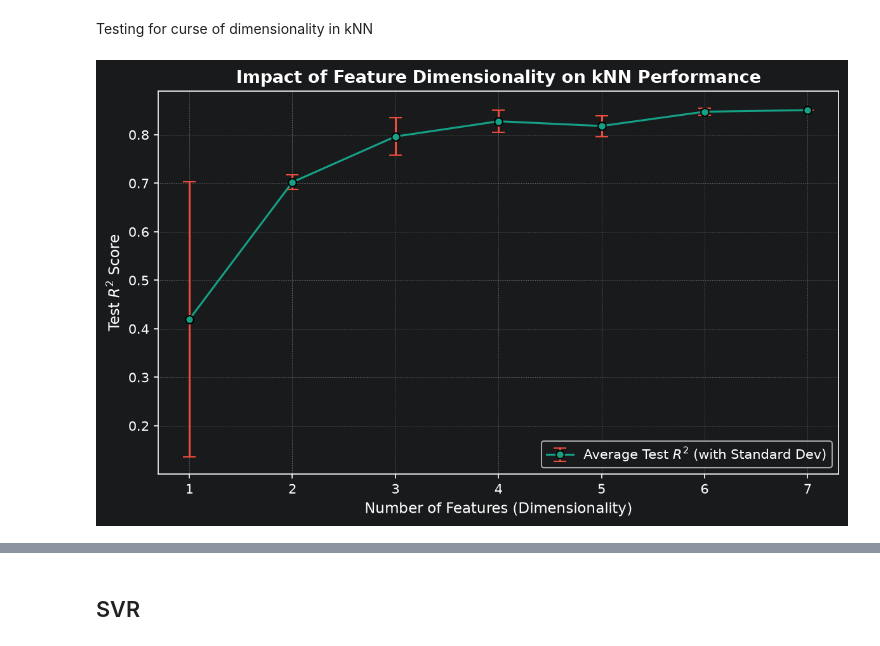
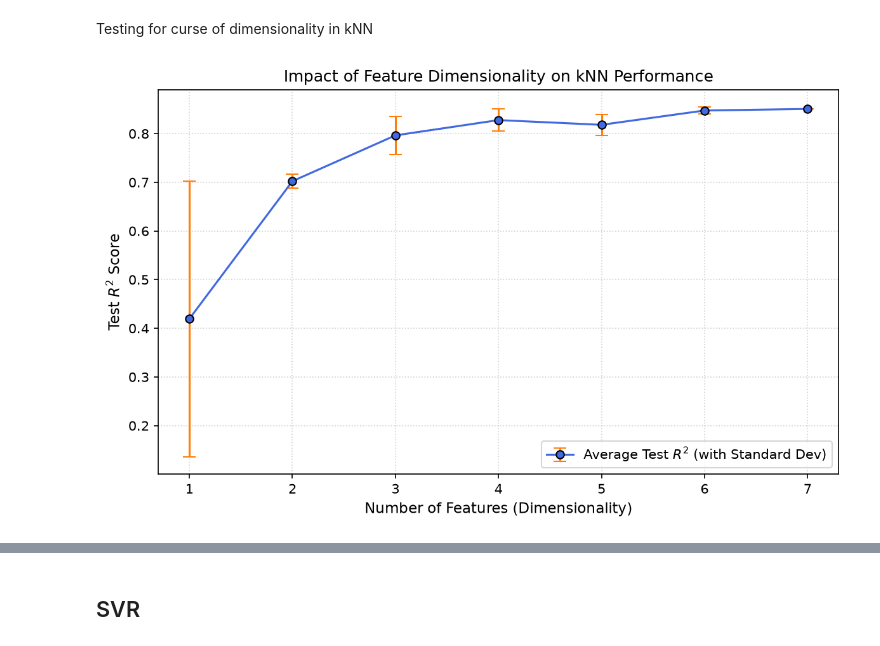
Before and after one commit to AMfromUofG/ENG4200-CW2-Group-Air_A, a Jupyter notebook: CW2_Air_A.ipynb, the cells around one changed output, grey strips where cells are left out. Drawn from its saved outputs; the diff is of its cells as text; code cells hidden in the pictures.

Commit message:
Added graphs and optimised svr

```diff
--- a/CW2_Air_A.ipynb
+++ b/CW2_Air_A.ipynb
@@ -395,33 +395,33 @@ experiment_pipeline = Pipeline([
 
 for d in dimensions:
     for trial in range(num_trials):
         # Randomly select 'd' features
         random.seed(trial * d + 42) # Ensure reproducible randomness
         selected_features = random.sample(all_features, d)
 
         # Subset the data
         X_tr_sub = X_train[selected_features]
         X_te_sub = X_test[selected_features]
 
         # Train and score
         experiment_pipeline.fit(X_tr_sub, y_train)
         score = experiment_pipeline.score(X_te_sub, y_test)
         dim_scores[d].append(score)
 
 # Compute average and standard deviation of scores for each dimension
 avg_scores = [np.mean(dim_scores[d]) for d in dimensions]
 std_scores = [np.std(dim_scores[d]) for d in dimensions]
 
 # Plot the results
 plt.figure(figsize=(8, 5), dpi=150)
-plt.errorbar(dimensions, avg_scores, yerr=std_scores, fmt='-o', color='#16a085', ecolor='#e74c3c', capsize=5, elinewidth=1.5, markeredgecolor='black', label='Average Test $R^2$ (with Standard Dev)')
-plt.title('Impact of Feature Dimensionality on kNN Performance', fontsize=13, fontweight='bold')
+plt.errorbar(dimensions, avg_scores, yerr=std_scores, fmt='-o', color='royalblue', ecolor='tab:orange', capsize=5, elinewidth=1.5, markeredgecolor='black', label='Average Test $R^2$ (with Standard Dev)')
+plt.title('Impact of Feature Dimensionality on kNN Performance')
 plt.xlabel('Number of Features (Dimensionality)', fontsize=11)
 plt.ylabel('Test $R^2$ Score', fontsize=11)
 plt.grid(True, linestyle=':', alpha=0.6)
 plt.xticks(dimensions)
 plt.legend(loc='lower right')
 plt.tight_layout()
 plt.show()
 # %% [output]
-[figure, old version]
+[figure, new version]
```
Also changed, not shown: parts of 10 cells of this notebook.
